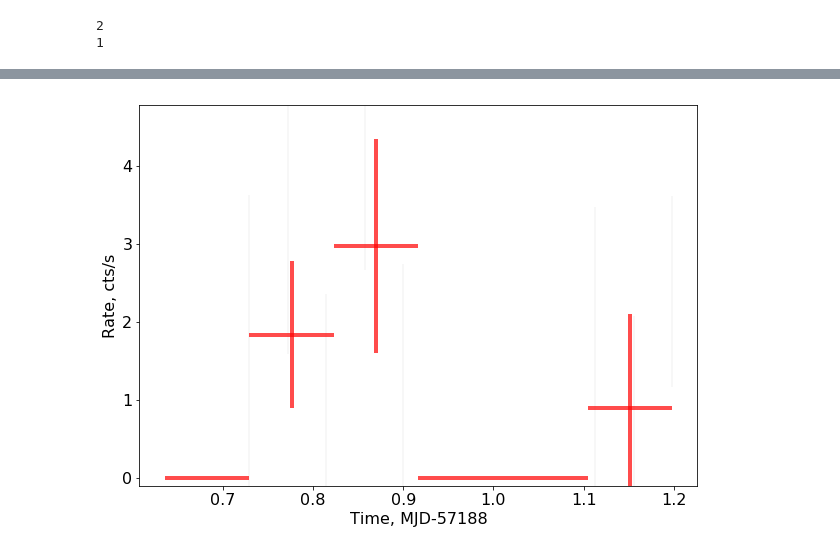
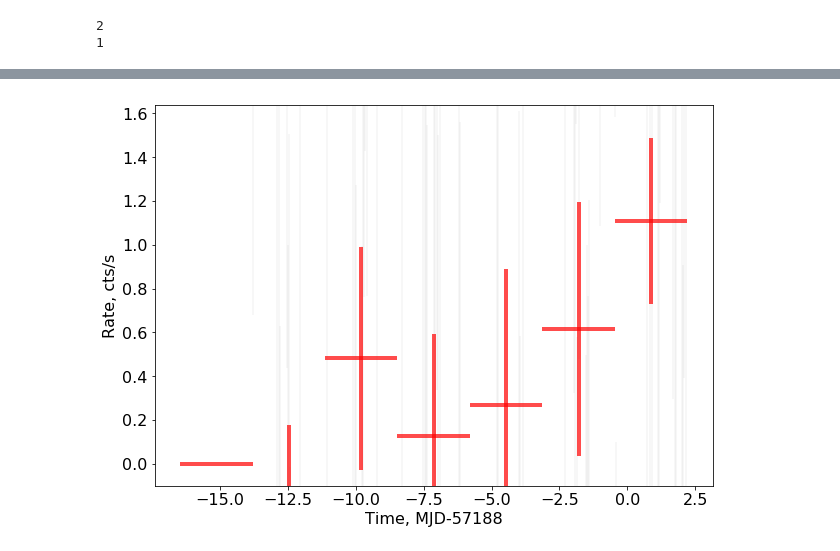
Before and after one commit to oda-hub/oda_api_benchmark, a Jupyter notebook: examples/3C279_lc_flare.ipynb, the cells around one changed output, grey strips where cells are left out. Drawn from its saved outputs; the diff is of its cells as text; code cells hidden in the pictures.

```diff
--- a/examples/3C279_lc_flare.ipynb
+++ b/examples/3C279_lc_flare.ipynb
@@ -88,6 +88,6 @@ data=disp.get_product(instrument='isgri',
                       osa_version='OSA10.2',
                       RA=ra,
                       DEC=dec,
-                      detection_threshold=5,
+                      detection_threshold=3,
                       product_type='Real')
 # %% [output]
@@ -133,12 +141,3 @@ for ID,n in enumerate(data.dispatcher_catalog_1.table['src_names']):
         FLAG=1
 data.dispatcher_catalog_1.table.remove_rows(torm)
 nrows=len(data.dispatcher_catalog_1.table['src_names'])
-# %%
-if FLAG==0:
-    data.dispatcher_catalog_1.table.add_row()
-    data.dispatcher_catalog_1.table['src_names'][nrows]='3C 279'
-    data.dispatcher_catalog_1.table['ra'][nrows]=ra
-    data.dispatcher_catalog_1.table['dec'][nrows]=dec
-    data.dispatcher_catalog_1.table['ISGRI_FLAG'][nrows]=2
-
-data.dispatcher_catalog_1.table
@@ -151,0 +144,5 @@ Table length=2
+# %%
+if FLAG==0:
+    data.dispatcher_catalog_1.table.add_row((0,'3C 279',0,ra,dec,0,2,0,0))
+
+data.dispatcher_catalog_1.table
@@ -210,22 +219,6 @@ for lc in lc_results:
                 backv.append(bv)
             for be in s.data_unit[1].data['BACKE']:
                 backe.append(be)
-for lc in lc_results1:
-    for ID,s in enumerate(lc._p_list):
-        if s.meta_data['src_name']==source_name:
-            i=i+1
-            for tt in s.data_unit[1].data['TIME']:
-                t.append(tt)
-            for rr in s.data_unit[1].data['RATE']:
-                r.append(rr)
-            for ee in s.data_unit[1].data['ERROR']:
-                err.append(ee)
-            for tc in s.data_unit[1].data['TOT_COUNTS']:
-                tot_counts.append(tc)
-            for bv in s.data_unit[1].data['BACKV']:
-                backv.append(bv)
-            for be in s.data_unit[1].data['BACKE']:
-                backe.append(be)
 
 t=np.array(t)
 r=np.array(r)
@@ -235,6 +228,7 @@ backv=np.array(backv)
 backe=np.array(backe)
 # %%
 fig = plt.figure(figsize=(10,7))
+Nbins=7
 t0=51544
 tmin=t0+t[0]
 tmax=t0+t[-1]
@@ -250,33 +244,33 @@ k=0
 while (j<len(time)):
     while ((t[k]+t0<time[j])):
         if (err[k]>0.):
             flux[j]=flux[j]+r[k]/(err[k])**2
             error[j]=error[j]+1./(err[k])**2
         k=k+1
         if (k==len(t)):
             break
     if (k==len(t)):
         break
     else:
         j=j+1
 plt.errorbar(t+t0-57188,r*exp((t+t0-52900)/40000.),yerr=err*exp((t+t0-52900)/40000.),linestyle='none',color='black',alpha=0.03,linewidth=2)
 
 for i in range(len(flux)):
     if(error[i]>0.):
         flux[i]=flux[i]/(error[i])*exp((time_av[i]-52900)/40000.)
         error[i]=1./sqrt(error[i])*exp((time_av[i]-52900)/40000.)
 plt.errorbar(time_av-57188,flux,yerr=error,xerr=dtime/2.,linestyle='none',color='red',alpha=0.7,linewidth=4)
 #plt.plot(time_av,exp((time_av-52900)/40000.)/2)
 plt.tick_params(axis='both', which='major', labelsize=16)
 ymax=1.1*max(flux+error)
 plt.ylim(-0.1,ymax)
 plt.xlabel('Time, MJD-57188',fontsize=16)
 plt.ylabel('Rate, cts/s',fontsize=16)
 #plt.text(tmin,0.9*ymax, str(E1_keV)+'-'+str(E2_keV)+' keV',fontsize=16)
 #plt.text(tmin,0.8*ymax, source_name,fontsize=16)
 
 name=source_name.replace(" ", "")
-plt.savefig(name+'_lc.pdf',format='pdf',dpi=100)
+plt.savefig(name+'_lc_flare.pdf',format='pdf',dpi=100)
 # %% [output]
-[figure, old version]
+[figure, new version]
 # %%
```
Also changed, not shown: parts of 9 cells of this notebook, 2 other files.
